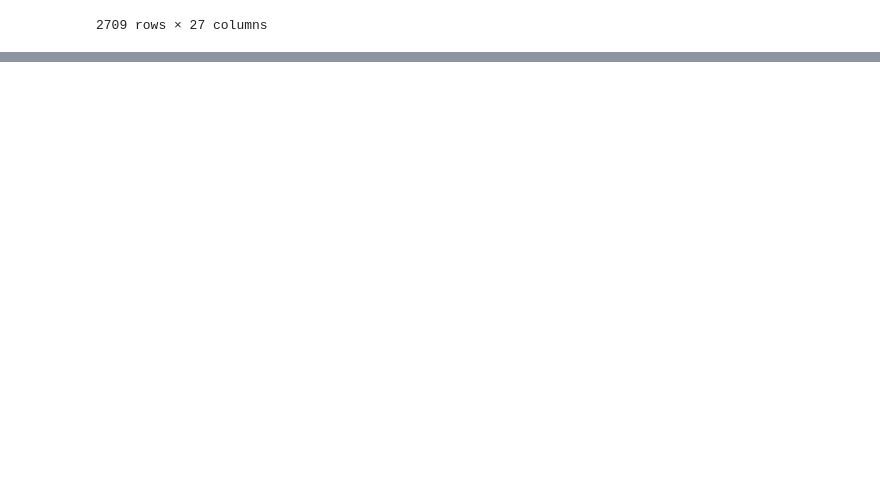
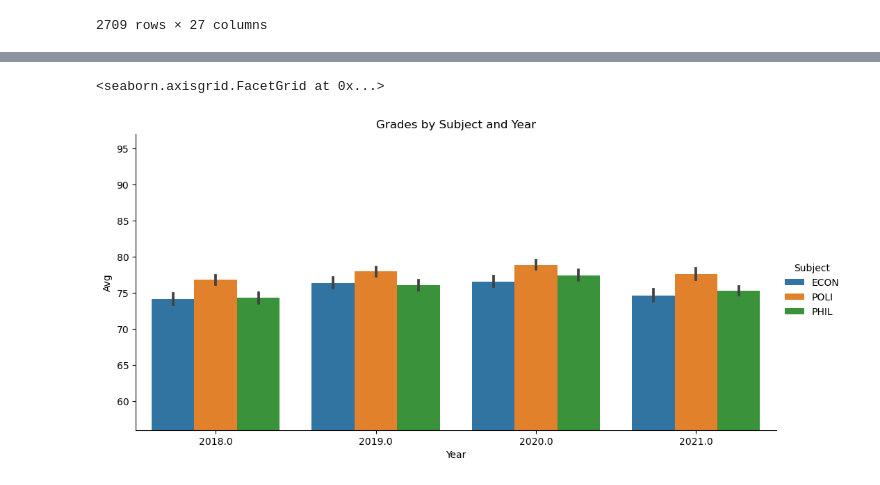
Before and after one commit to ubco-W2022T2-data301/project-group-group03, a Jupyter notebook: analysis/analysis3.ipynb, the cells around one changed output, grey strips where cells are left out. Cells and saved outputs as stored; diff of their text form; code cells hidden in the pictures; blank space fills up the shorter version.

```diff
--- a/analysis/analysis3.ipynb
+++ b/analysis/analysis3.ipynb
@@ -23,0 +38,9 @@ pd.read_csv('../data/raw/rawdata.csv')
+# %%
+ymin = np.floor(df["Avg"].min())
+ymax = np.ceil(df["Avg"].max())
+plot2 = sns.catplot(x="Year", y="Avg", hue="Subject", kind="bar", data=df, height=5, aspect=2)
+plt.title('Grades by Subject and Year')
+plot2.set(ylim=(ymin, ymax))
+# %% [output]
+<seaborn.axisgrid.FacetGrid at 0x...>
+[figure, added]
```
Also changed, not shown: parts of 4 cells of this notebook, 4 other files.
